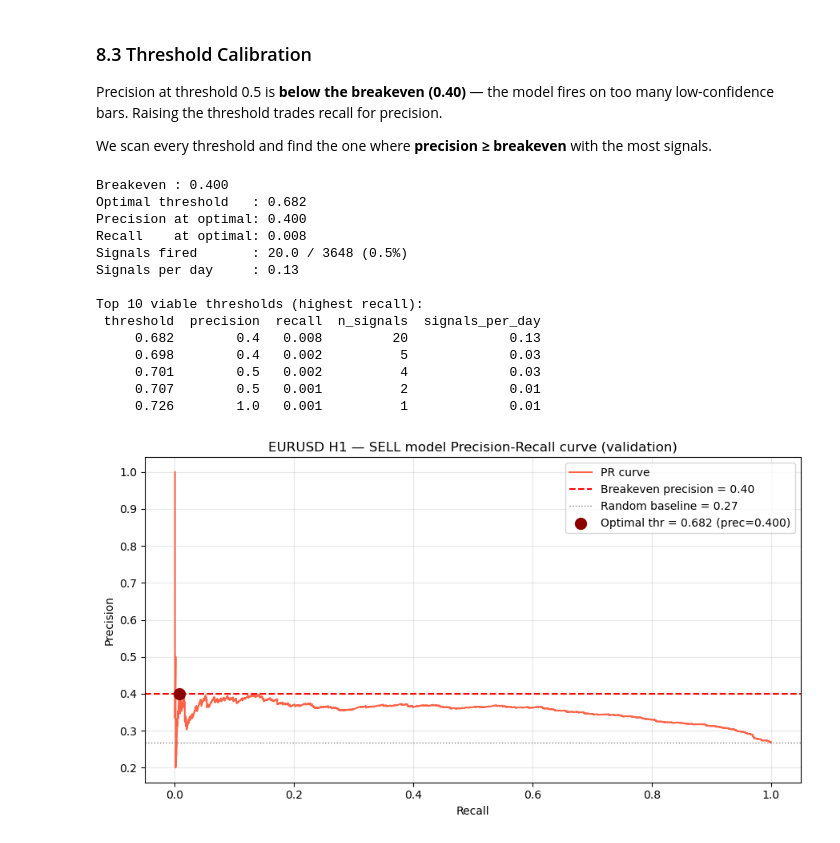
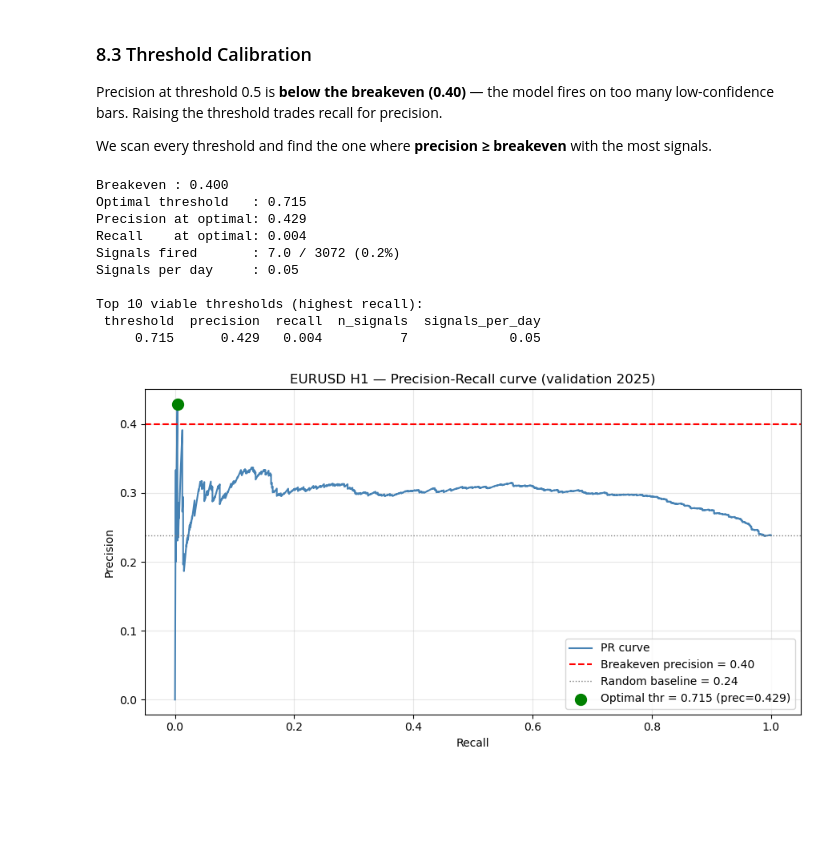
Before and after one commit to dfsosa83/fx-prival, a Jupyter notebook: ml-signal-service/notebooks/eurusd/eurusd_sell.ipynb, the cells around one changed output. Cells and saved outputs as stored; diff of their text form; code cells hidden in the pictures; blank space fills up the shorter version.

```diff
--- a/ml-signal-service/notebooks/eurusd/eurusd_sell.ipynb
+++ b/ml-signal-service/notebooks/eurusd/eurusd_sell.ipynb
@@ -62,11 +62,11 @@ FORWARD_BARS = 6      # how many H1 bars forward to scan for TP/SL hit
 
 # ── Chronological split boundaries ───────────────────────────────────────────
 # Edit ONLY here to change split dates — every downstream step reads from these.
-TRAIN_START = "2019-01-01"
-TRAIN_END   = "2025-06-30 23:00:00"
-VAL_START   = "2025-07-01 00:00:00"
-VAL_END     = "2026-01-30 23:00:00"
-TEST_START  = "2026-02-01 00:00:00"   # TEST_END = present (all remaining rows)
+TRAIN_START = "2022-06-30 00:00:00"
+TRAIN_END   = "2025-01-30 23:00:00"
+VAL_START   = "2025-02-01 00:00:00"
+VAL_END     = "2025-07-30 23:00:00"
+TEST_START  = "2025-08-01 00:00:00"   # TEST_END = present (all remaining rows)
 
 print(f"Pair       : {PAIR}")
 print(f"Timeframe  : {TIMEFRAME}")
@@ -909,7 +911,7 @@ imp_df = imp_df.sort_values("avg_imp", ascending=False).reset_index(drop=True)
 
 # ── Voting system ─────────────────────────────────────────────────────────────
 # Each model "votes" for a feature if its importance is above the given percentile.
-VOTING_PERCENTILE = 40   # lower = more inclusive, higher = stricter
+VOTING_PERCENTILE = 30   # lower = more inclusive, higher = stricter
 
 rf_thr     = np.percentile(rf_imp, VOTING_PERCENTILE)
 lgbm_thr   = np.percentile(lgbm_imp, VOTING_PERCENTILE)
@@ -988,7 +990,7 @@ for feats in strategies.values():
     for f in feats:
         support[f] = support.get(f, 0) + 1
 
-MIN_STRATEGY_SUPPORT = 1   # keep features backed by at least this many strategies
+MIN_STRATEGY_SUPPORT = 2   # keep features backed by at least this many strategies
 selected_features = sorted(
     [f for f, s in support.items() if s >= MIN_STRATEGY_SUPPORT],
     key=lambda f: imp_df.loc[imp_df["feature"] == f, "avg_imp"].iloc[0],
@@ -1340,7 +1345,7 @@ Random baseline PR-AUC ≈ 0.244 (positive rate)
 # Available names (must match exactly):
 #   "LogReg"        "RandomForest"        "XGBoost"        "LightGBM"
 #
-MANUAL_MODEL = "LightGBM"         # ← change to e.g. "LightGBM" to override
+MANUAL_MODEL = None         # ← change to e.g. "LightGBM" to override
 
 # ── Apply override (or keep automatic winner) ─────────────────────────────────
 if MANUAL_MODEL is not None:
@@ -1440,8 +1447,14 @@ We scan every threshold and find the one where **precision ≥ breakeven** with
 # %%
 from sklearn.metrics import precision_recall_curve
 
+# Precision-recall curve across all thresholds
 precisions, recalls, thresholds = precision_recall_curve(y_val, val_proba)
+# Note: precision_recall_curve returns n+1 points; thresholds has n entries
+# precisions[-1] == 1.0, recalls[-1] == 0.0 (sentinel point at highest threshold)
 
+# ── Find thresholds that clear the breakeven ──────────────────────────────────
+# For each threshold, compute: signals fired, precision, recall, and signal rate per day.
+# Validation set = roughly 260 trading days (6216 H1 bars / 24 bars per day).
 trading_days = len(y_val) / 24
 
 viable = []
@@ -1459,53 +1472,54 @@ for thr, prec, rec in zip(thresholds, precisions[:-1], recalls[:-1]):
 
 viable_df = pd.DataFrame(viable)
 
+# ── Pick the optimal threshold ────────────────────────────────────────────────
+# Among all thresholds with precision >= breakeven, pick the one with most signals
+# (highest recall) — that's the most tradeable configuration.
 if not viable_df.empty:
     optimal = viable_df.sort_values("recall", ascending=False).iloc[0]
     OPTIMAL_THRESHOLD = optimal["threshold"]
     print(f"Breakeven : {breakeven:.3f}")
     print(f"Optimal threshold   : {OPTIMAL_THRESHOLD}")
     print(f"Precision at optimal: {optimal['precision']:.3f}")
     print(f"Recall    at optimal: {optimal['recall']:.3f}")
     print(f"Signals fired       : {optimal['n_signals']} / {len(y_val)} ({optimal['n_signals']/len(y_val)*100:.1f}%)")
     print(f"Signals per day     : {optimal['signals_per_day']:.2f}")
     print(f"\nTop 10 viable thresholds (highest recall):")
     print(viable_df.sort_values("recall", ascending=False).head(10).to_string(index=False))
 else:
     OPTIMAL_THRESHOLD = 0.5
     print("⚠ No threshold achieves precision ≥ breakeven. Model needs improvement.")
+    print("  Possible next steps: better features, different label params, or longer horizon.")
 
+# ── Precision-recall curve plot ───────────────────────────────────────────────
 fig, ax = plt.subplots(figsize=(9, 5))
-ax.plot(recalls[:-1], precisions[:-1], color="tomato", lw=1.5, label="PR curve")
+ax.plot(recalls[:-1], precisions[:-1], color="steelblue", lw=1.5, label="PR curve")
 ax.axhline(breakeven, color="red", linestyle="--", lw=1.5, label=f"Breakeven precision = {breakeven:.2f}")
 ax.axhline(y_val.mean(), color="gray", linestyle=":", lw=1, label=f"Random baseline = {y_val.mean():.2f}")
 
 if not viable_df.empty:
     ax.scatter(optimal["recall"], optimal["precision"], s=100, zorder=5,
-               color="darkred", label=f"Optimal thr = {OPTIMAL_THRESHOLD} (prec={optimal['precision']:.3f})")
+               color="green", label=f"Optimal thr = {OPTIMAL_THRESHOLD} (prec={optimal['precision']:.3f})")
 
 ax.set_xlabel("Recall")
 ax.set_ylabel("Precision")
-ax.set_title(f"{PAIR} {TIMEFRAME} — SELL model Precision-Recall curve (validation)")
+ax.set_title(f"{PAIR} {TIMEFRAME} — Precision-Recall curve (validation 2025)")
 ax.legend()
 ax.grid(alpha=0.3)
 plt.tight_layout()
 plt.show()
 # %% [output]
 Breakeven : 0.400
-Optimal threshold   : 0.682
-Precision at optimal: 0.400
-Recall    at optimal: 0.008
-Signals fired       : 20.0 / 3648 (0.5%)
-Signals per day     : 0.13
+Optimal threshold   : 0.715
+Precision at optimal: 0.429
+Recall    at optimal: 0.004
+Signals fired       : 7.0 / 3072 (0.2%)
+Signals per day     : 0.05
 
 Top 10 viable thresholds (highest recall):
  threshold  precision  recall  n_signals  signals_per_day
-     0.682        0.4   0.008         20             0.13
-     0.698        0.4   0.002          5             0.03
-     0.701        0.5   0.002          4             0.03
-     0.707        0.5   0.001          2             0.01
-     0.726        1.0   0.001          1             0.01
+     0.715      0.429   0.004          7             0.05
-[figure, old version]
+[figure, new version]
 # %%
 # ── Test set predictions — probability view ───────────────────────────────────
 test_proba = final_model.predict_proba(X_test)
```
Also changed, not shown: parts of 17 cells of this notebook, 50 other files.
